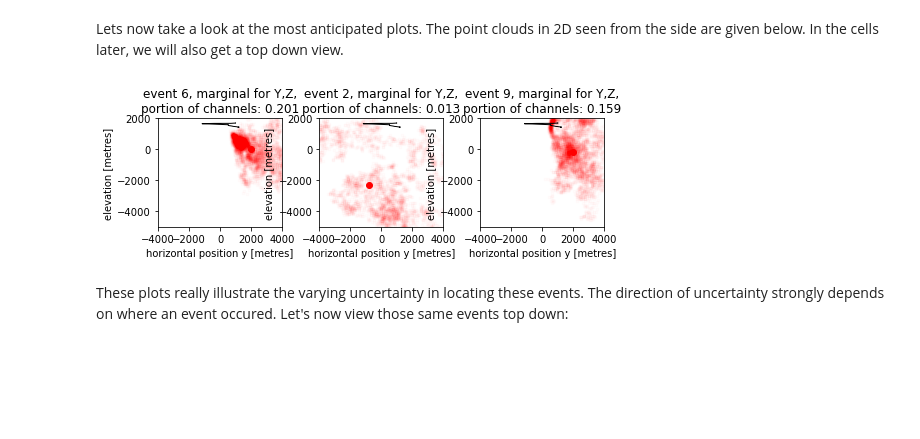
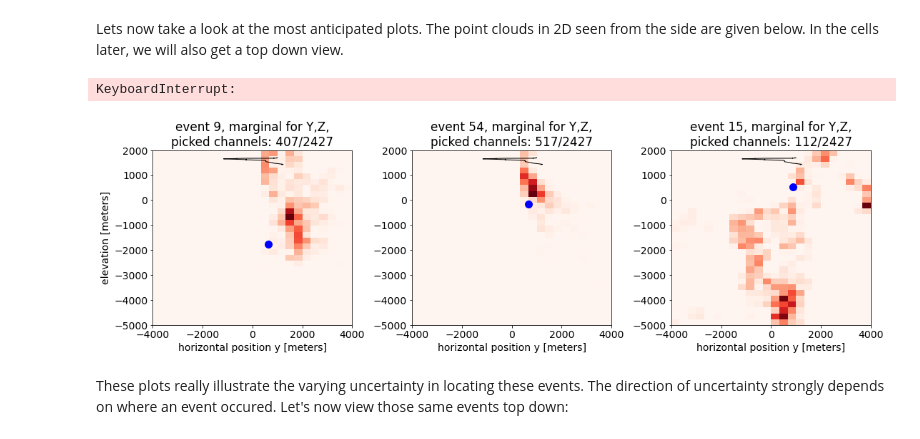
Before and after one commit to larsgeb/hmclab, a Jupyter notebook: notebooks/examples/Locating quakes.ipynb, the cells around one changed output. Cells and saved outputs as stored; diff of their text form; code cells hidden in the pictures; blank space fills up the shorter version.

```diff
--- a/notebooks/examples/Locating quakes.ipynb
+++ b/notebooks/examples/Locating quakes.ipynb
@@ -529,7 +660,7 @@ for i in range(algorithm_replicas):
     # Correct the misfit for temperature
     misfits_corrected = samples_misfits * temperatures[i]
 
-    ax1.plot(misfits_corrected[:200], alpha=0.8, label=label, c=c)
+    ax1.semilogy(misfits_corrected[:1000], alpha=0.8, label=label, c=c)
     ax2.plot(misfits_corrected, alpha=0.8, label=label, c=c)
     ax1.set_xlabel("Sample index")
     ax2.set_xlabel("Sample index")
@@ -548,6 +684,7 @@ If we visualize the velocities that are sampled in all seperate chains (below),
 # %%
 plt.figure(figsize=figsize)
 logbins = numpy.logspace(1, 4, 150)
+
 
 for i in range(algorithm_replicas):
     with hmclab.Samples(filenames[i]) as samples:
@@ -560,7 +697,7 @@ for i in range(algorithm_replicas):
         if temperatures[i] == 1 and (not i == 0):
             label = None
         elif temperatures[i] == 1:
-            label = f"T={temperatures[i]:.1f} ({numpy.sum(temperatures==1)}x)"
+            label = f"T={temperatures[i]:.1f} ({numpy.sum(numpy.array(temperatures)==1.0)}x)"
 
         plt.hist(
             samples_n[-2, :],
@@ -585,7 +722,7 @@ We sampled the actual posterior using multiple Markov chains, so we can now comb
 # %%
 # Load samples ----------------------------------------------------------------
 for i in range(algorithm_replicas):
-    with hmclab.Samples(filenames[i]) as samples:
+    with hmclab.Samples(filenames[i], burn_in=1000) as samples:
         samples_n = samples.numpy
 
     best_model_chain = samples_n[:-1, numpy.argmin(samples_n[-1, :])][:, None]
@@ -604,7 +741,7 @@ for i in range(algorithm_replicas):
 
     print(f"Adding chain {i} with temperature 1 to final results")
 
-    with hmclab.Samples(filenames[i], burn_in=10) as samples:
+    with hmclab.Samples(filenames[i], burn_in=1000) as samples:
         final_samples.append(samples.numpy)
 
 final_samples = numpy.hstack(final_samples)
@@ -689,38 +840,60 @@ plt.show()
 # %% [markdown]
 Lets now take a look at the most anticipated plots. The point clouds in 2D seen from the side are given below. In the cells later, we will also get a top down view.
+# %%
+m_final, x_final, ms, d = hmclab.Optimizers.gradient_descent(
+    posteriors[0],
+    initial_model=starting_models[0],
+    epsilon=1e-4,
+    iterations=int(1e3),
+    strictly_monotonic=True,
+)
+# %% [output]
+KeyboardInterrupt:
 # %%
-plt.figure(figsize=figsize_double)
+plt.figure(figsize=figsize_32)
 plt.subplots_adjust(wspace=0.3, hspace=0.4)
 plt.tight_layout()
-for i_subplot, event in enumerate([1, 7, 6]):
+for i_subplot, event in enumerate([4, 3, 2]):
 
     # Grab y,z locations, and channel count ...
     y, z = final_samples[event * 4 + 1, :], final_samples[event * 4 + 2, :]
+
+    y_det, z_det = m_final[1 + 4 * event], m_final[2 + 4 * event]
     channel_fraction = (
         numpy.logical_not(numpy.isnan(data_array[:, event])).sum()
         / numpy.logical_not(numpy.isnan(data_array)).sum()
     )
 
     # ... plot ...
-    ax = plt.subplot(1, 3, i_subplot + 1)
+    ax = plt.subplot(2, 3, i_subplot + 1 + 3)
     ax.plot(y_das, z_das_polar, c="k", linewidth=1)
-    ax.scatter(y[::10], z[::10], c="r", marker=".", alpha=0.01)
-    ax.scatter(y.mean(), z.mean(), c="r")
+    ax.hist2d(
+        y[::1],
+        z[::1],
+        cmap=plt.get_cmap("Reds"),
+        alpha=1,
+        range=[[-5000, 5000], [-5000, 2000]],
+        bins=30,
+    )
+    #     ax.scatter(y.mean(), z.mean(), c="b", s=100)
+    ax.scatter(y_det, z_det, c="b", s=100)
 
     # ... and make pretty
     plt.title(
-        f"event {event_descriptions[event]}, marginal for Y,Z,\nportion of channels: "
-        f"{channel_fraction:.3f}"
+        f"event {event_descriptions[event]}, marginal for Y,Z,\npicked channels: "
+        f"{numpy.logical_not(numpy.isnan(data_array[:, event])).sum()}"
+        f"/{numpy.logical_not(numpy.isnan(data_array)).sum()}"
     )
     plt.xlim([-4000, 4000])
     plt.ylim([-5000, 2000])
-    plt.xlabel("horizontal position y [metres]")
-    plt.ylabel("elevation [metres]")
+    plt.xlabel("horizontal position y [meters]")
+    if i_subplot == 0:
+        plt.ylabel("elevation [meters]")
     plt.gca().set_aspect(1)
 
 plt.show()
 # %% [output]
-[figure, old version]
+[figure, new version]
 # %% [markdown]
 These plots really illustrate the varying uncertainty in locating these events. The direction of uncertainty strongly depends on where an event occured. Let's now view those same events top down:
 # %%
```
Also changed, not shown: parts of 26 cells of this notebook.
